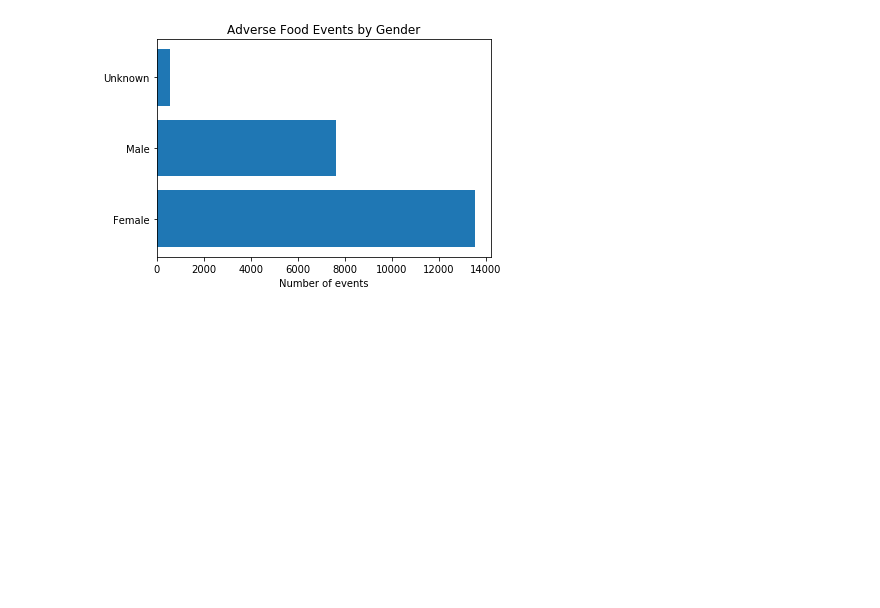
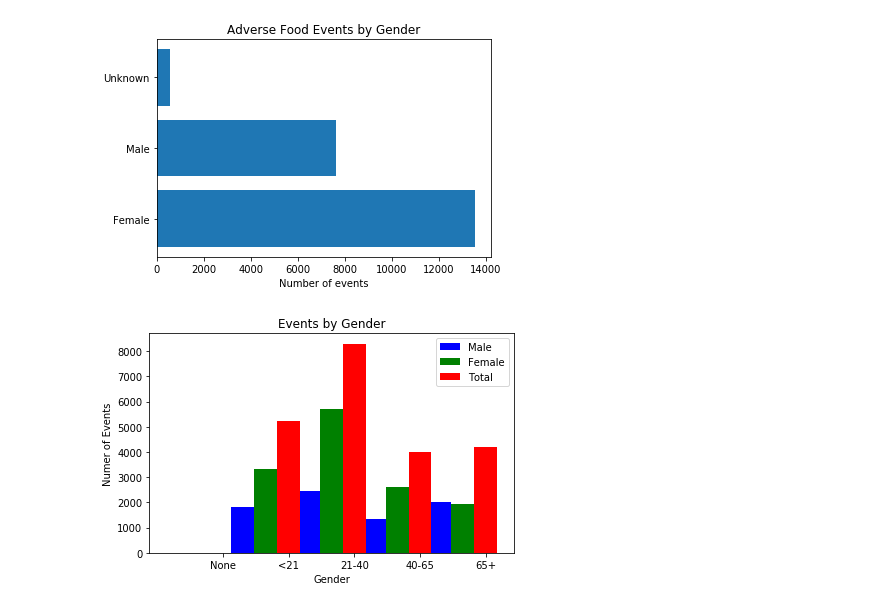
Before and after one commit to Bourbonplaytime/Adverse_Food, a Jupyter notebook: Adverse_Food.ipynb, the cells around one changed output. Cells and saved outputs as stored; diff of their text form; code cells hidden in the pictures; blank space fills up the shorter version.

Commit message:
New chart male vs female and total side by side

```diff
--- a/Adverse_Food.ipynb
+++ b/Adverse_Food.ipynb
@@ -374,5 +374,26 @@ plt.title('Adverse Food Events by Gender')
 plt.show()
 # %% [output]
 [figure]
+# %%
+plt.subplots()
+index = np.arange(5)
+bar_width = 0.35
+
+plt.bar(index, male['NUMBER_IN_RANGE'], bar_width, color='b', label='Male')
+
+plt.bar(index + bar_width, female['NUMBER_IN_RANGE'], bar_width, color='g', label='Female')
+
+plt.bar(index + bar_width * 2, by_age['NUMBER_IN_RANGE'], bar_width, color='r', label='Total')
+
+plt.xlabel('Gender')
+plt.ylabel('Numer of Events')
+plt.title('Events by Gender')
+plt.xticks(index + bar_width, ('None', '<21', '21-40', '40-65', '65+'))
+plt.legend()
+
+plt.tight_layout()
+plt.show()
+# %% [output]
+[figure, added]
 # %%
 #db.close()
```
